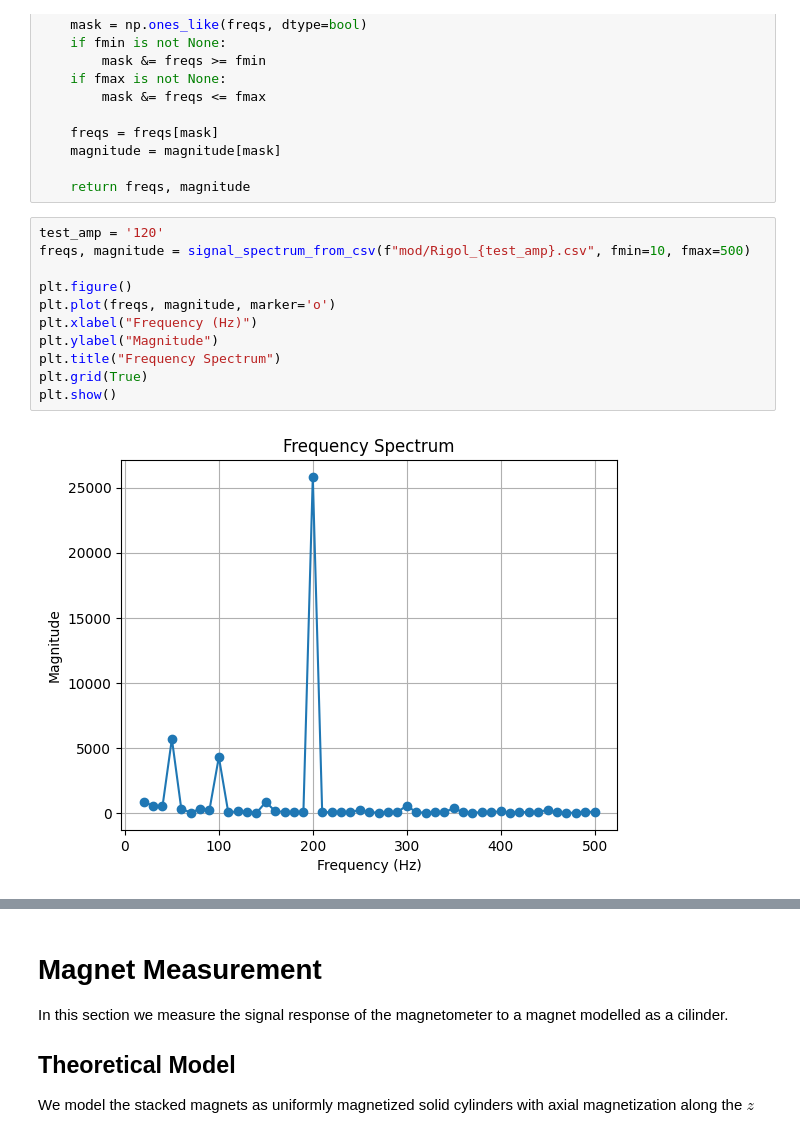
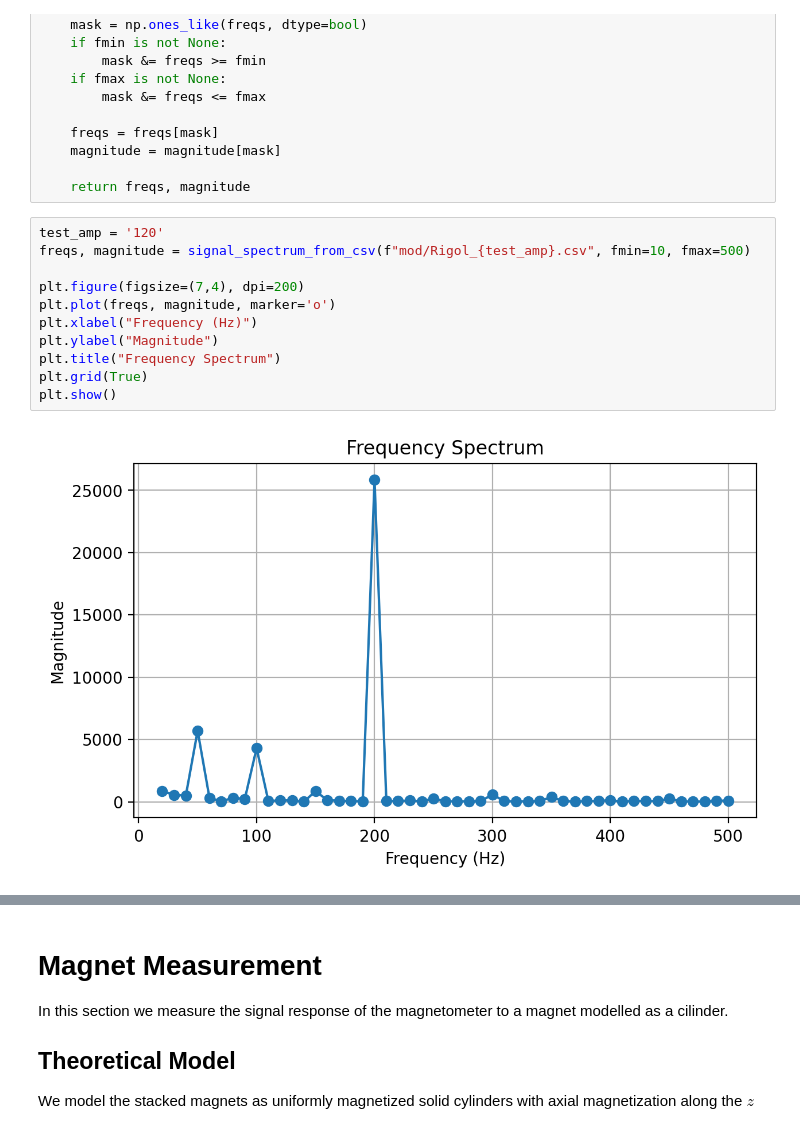
Before and after one commit to jjavierf64/MQST_Projects, a Jupyter notebook: AQL/graphs.ipynb, the cells around one changed output, grey strips where cells are left out. Drawn from its saved outputs; the diff is of its cells as text.

```diff
--- a/AQL/graphs.ipynb
+++ b/AQL/graphs.ipynb
@@ -123,16 +125,16 @@ def signal_spectrum_from_csv(path, time_col="Time(s)", signal_col="CH1(V)", fmin
 # %%
 test_amp = '120'
 freqs, magnitude = signal_spectrum_from_csv(f"mod/Rigol_{test_amp}.csv", fmin=10, fmax=500)
 
-plt.figure()
+plt.figure(figsize=(7,4), dpi=200)
 plt.plot(freqs, magnitude, marker='o')
 plt.xlabel("Frequency (Hz)")
 plt.ylabel("Magnitude")
 plt.title("Frequency Spectrum")
 plt.grid(True)
 plt.show()
 # %% [output]
-[figure, old version]
+[figure, new version]
 # %%
 freqs, magnitude
 # %% [output]
```
Also changed, not shown: parts of 11 cells of this notebook, 2 other files.
